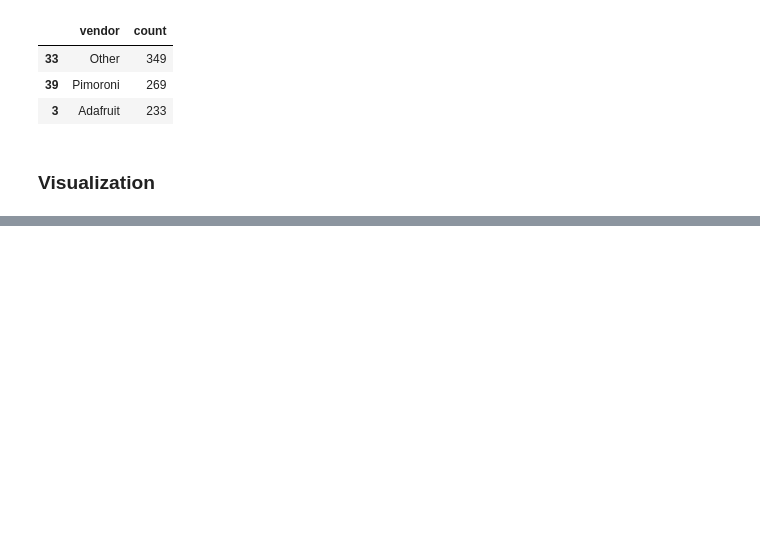
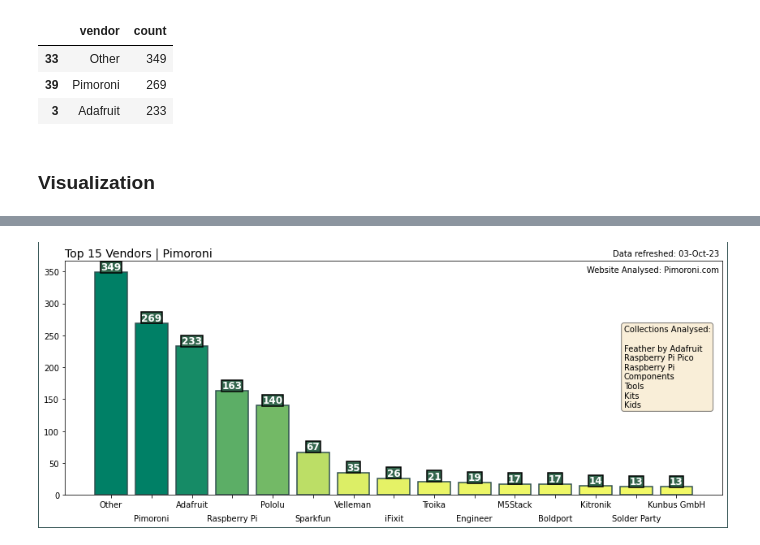
Before and after one commit to Filpill/amazon_scraper, a Jupyter notebook: pimoroni/json_requests.ipynb, the cells around one changed output, grey strips where cells are left out. Drawn from its saved outputs; the diff is of its cells as text; code cells hidden in the pictures; blank space fills up the shorter version.

```diff
--- a/pimoroni/json_requests.ipynb
+++ b/pimoroni/json_requests.ipynb
@@ -209,0 +230,8 @@ for tick in ax.xaxis.get_major_ticks()[1::2]:
+# %%
+bar_viz(
+    df_products,
+    'vendor',
+    'Vendors'
+)
+# %% [output]
+[figure, added]
```
Also changed, not shown: parts of 2 cells of this notebook, 2 other files.
